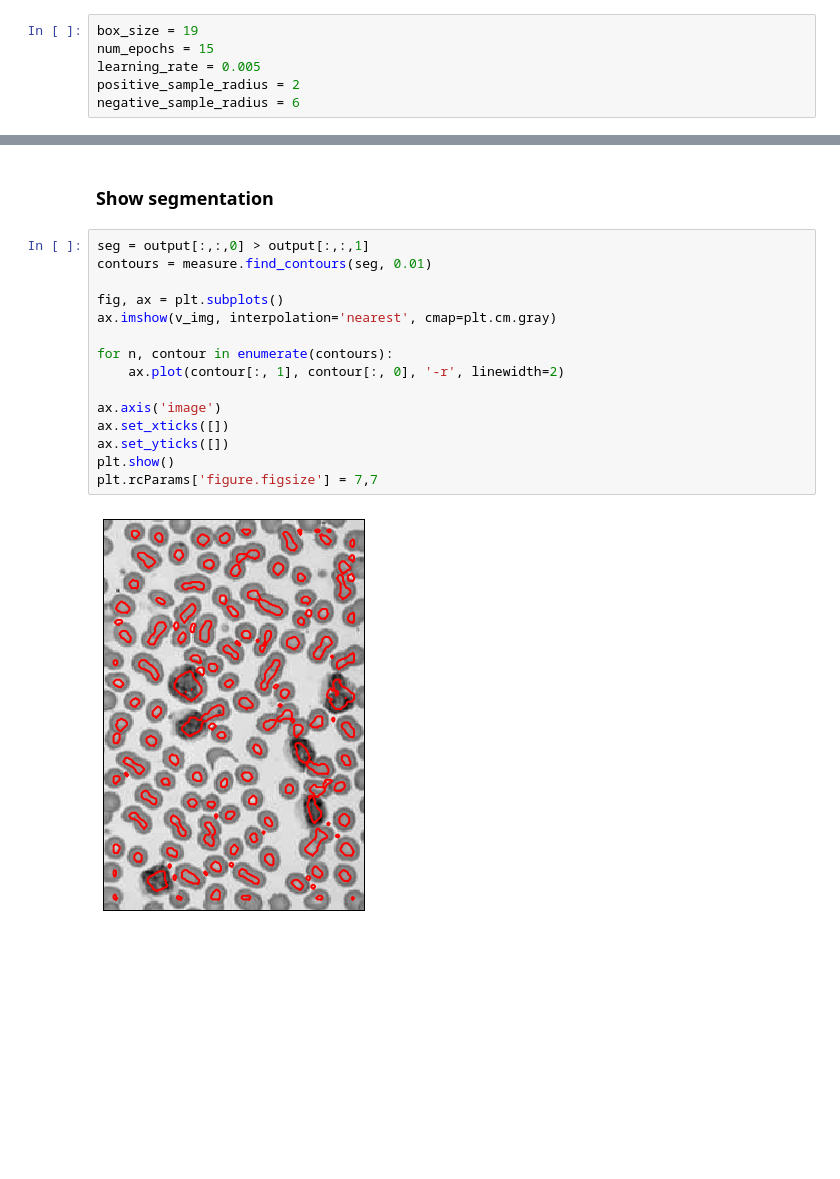
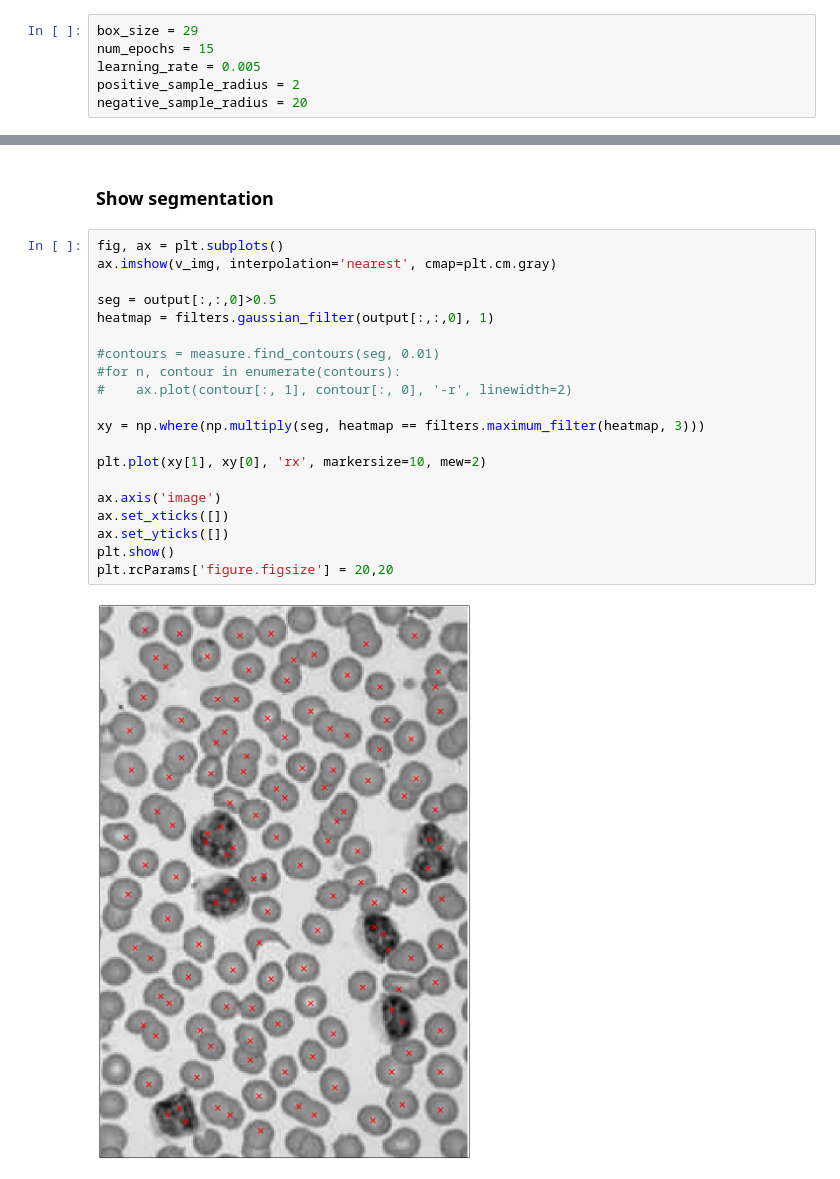
Before and after one commit to johannesu/cnn-cells, a Jupyter notebook: main.ipynb, the cells around one changed output, grey strips where cells are left out. Cells and saved outputs as stored; diff of their text form; blank space fills up the shorter version.

Commit message:
Larger filter and local maxima detection

```diff
--- a/main.ipynb
+++ b/main.ipynb
@@ -17,11 +19,11 @@ from minibatch import iterator as minibatch_iterator
 # %% [markdown]
 ## Some hyperparameters
 # %%
-box_size = 19
+box_size = 29
 num_epochs = 15
 learning_rate = 0.005
 positive_sample_radius = 2
-negative_sample_radius = 6
+negative_sample_radius = 20
 # %% [markdown]
 ## Load data
 # %%
@@ -127,19 +129,24 @@ for x in xrange(margin, int(v_img.shape[0] - margin)):
 # %% [markdown]
 ### Show segmentation
 # %%
-seg = output[:,:,0] > output[:,:,1]
-contours = measure.find_contours(seg, 0.01)
-
 fig, ax = plt.subplots()
 ax.imshow(v_img, interpolation='nearest', cmap=plt.cm.gray)
 
-for n, contour in enumerate(contours):
-    ax.plot(contour[:, 1], contour[:, 0], '-r', linewidth=2)
+seg = output[:,:,0]>0.5
+heatmap = filters.gaussian_filter(output[:,:,0], 1)
+
+#contours = measure.find_contours(seg, 0.01)
+#for n, contour in enumerate(contours):
+#    ax.plot(contour[:, 1], contour[:, 0], '-r', linewidth=2)
+
+xy = np.where(np.multiply(seg, heatmap == filters.maximum_filter(heatmap, 3)))
+
+plt.plot(xy[1], xy[0], 'rx', markersize=10, mew=2)
 
 ax.axis('image')
 ax.set_xticks([])
 ax.set_yticks([])
 plt.show()
-plt.rcParams['figure.figsize'] = 7,7
+plt.rcParams['figure.figsize'] = 20,20
 # %% [output]
-[figure, old version]
+[figure, new version]
```
Also changed, not shown: parts of 2 cells of this notebook, 1 other file.
